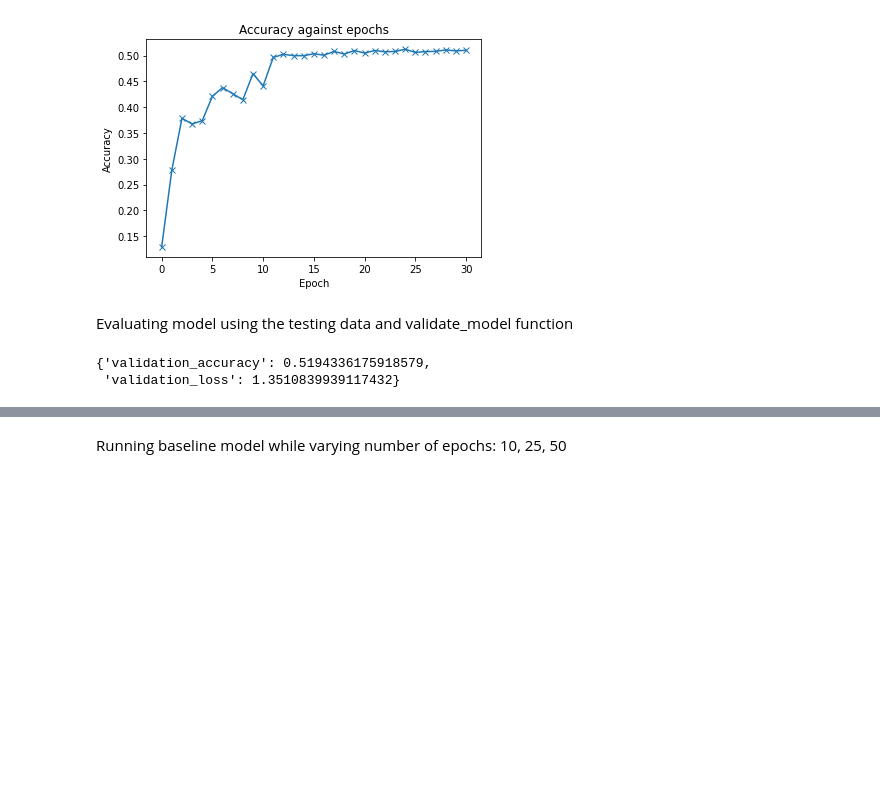
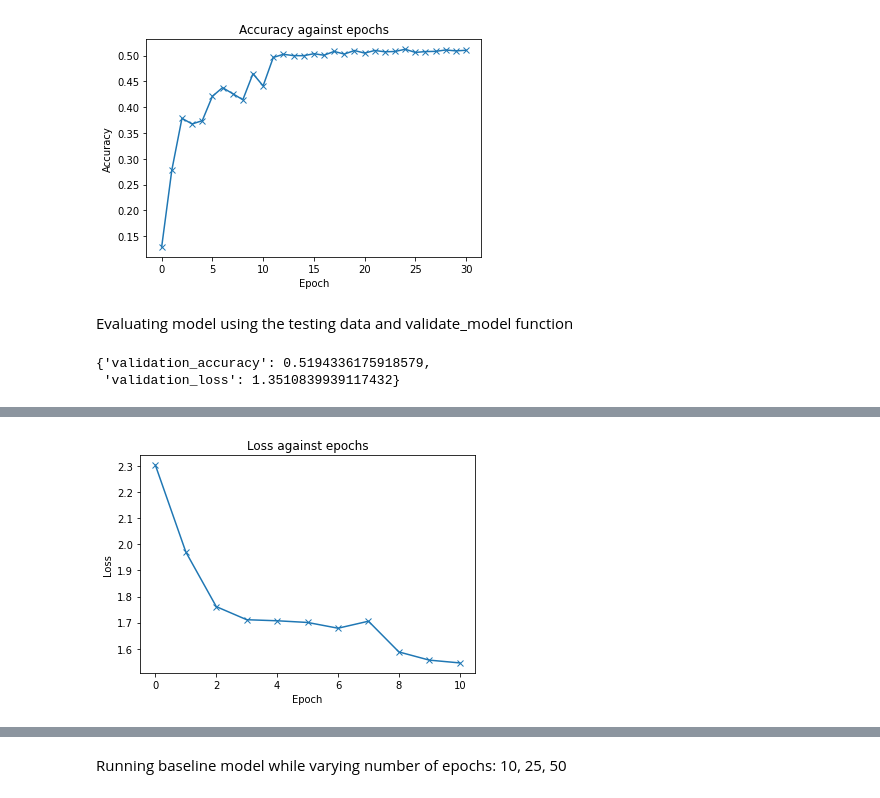
Before and after one commit to EamonnOCearnaigh/NeuralNetworks, a Jupyter notebook: Task 4.ipynb, the cells around one changed output, grey strips where cells are left out. Drawn from its saved outputs; the diff is of its cells as text; code cells hidden in the pictures; blank space fills up the shorter version.

Commit message:
Code written to test the addition of a dropout layer with two different probabilities of dropout to the baseline.

```diff
--- a/Task 4.ipynb
+++ b/Task 4.ipynb
@@ -402,0 +411,40 @@ validate_model(model, testing_loader)
+# %%
+class Model_dropout(NeuralNetwork):
+    def __init__(self):
+
+        super().__init__()
+        self.linear1 = nn.Linear(input_size, 256)
+        self.linear2 = nn.Linear(256, 128)
+        self.linear3 = nn.Linear(128, output_size)
+
+        # Dropout layer: probability set to 0.25
+        self.dropout = nn.Dropout(0.25)
+
+    def forward(self, x):
+
+        # Flatten images into vectors
+        x = x.view(x.size(0), -1)
+
+        # Apply layers & activation functions
+        x = self.linear1(x)
+        x = F.relu(x)
+        x = self.linear2(x)
+        x = F.relu(x)
+        # Applying dropout
+        x = self.dropout(x)
+        x = self.linear3(x)
+
+        return x
+# %%
+batch_size = 128 # Number of images loaded into network at once
+epochs = 10 # Training run time
+optimiser_function = torch.optim.SGD # Optimiser function - set to Stochastic Gradient Descent
+learning_rate = 0.1 #1e-1 # Rate of optimisation
+num_workers = 2 # subprocesses to use for data loading
+
+model = move_to_device(Model_dropout(), device)
+
+history = [validate_model(model, validation_loader)]
+print(history)
+
+history += fit_model(epochs, learning_rate, model, training_loader, validation_loader, optimiser_function)
@@ -402,0 +463,4 @@ validate_model(model, testing_loader)
+# %%
+plot_losses(history)
+# %% [output]
+[figure, added]
```
Also changed, not shown: parts of 67 cells of this notebook.
